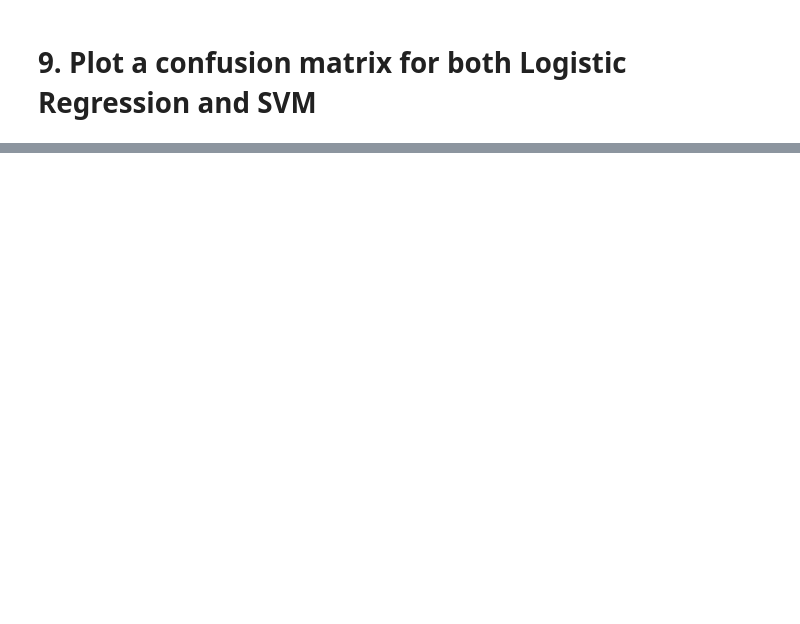
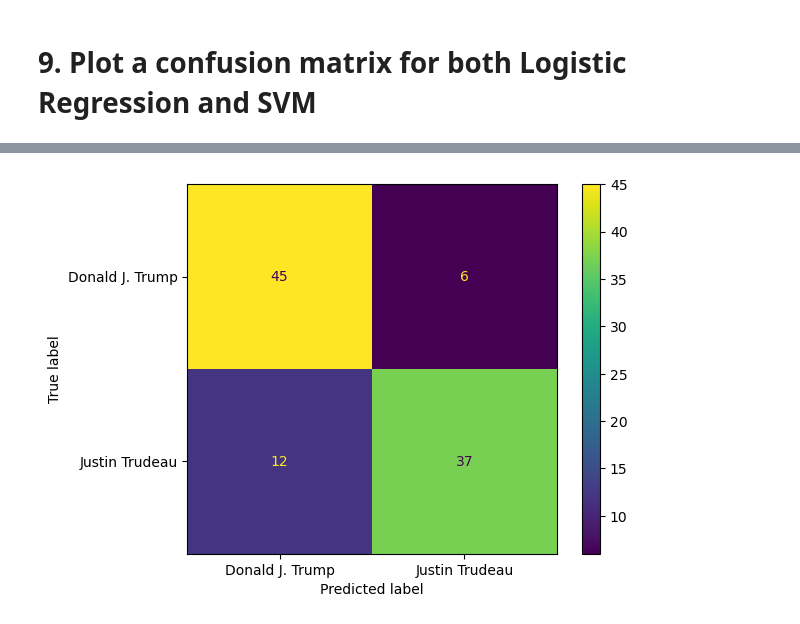
Before and after one commit to Tuwaiq-Data-Science-Bootcamp-V4/SVM-Lab1, a Jupyter notebook: SVM_Assignment.ipynb, the cells around one changed output, grey strips where cells are left out. Drawn from its saved outputs; the diff is of its cells as text; code cells hidden in the pictures; blank space fills up the shorter version.

```diff
--- a/SVM_Assignment.ipynb
+++ b/SVM_Assignment.ipynb
@@ -28,0 +132,5 @@
+# %%
+# Logistic Regression TfidfVectorizer
+plot_confusion_matrix(LRtfidf, testfid, y_test);
+# %% [output]
+[figure, added]
```
Also changed, not shown: parts of 16 cells of this notebook.
